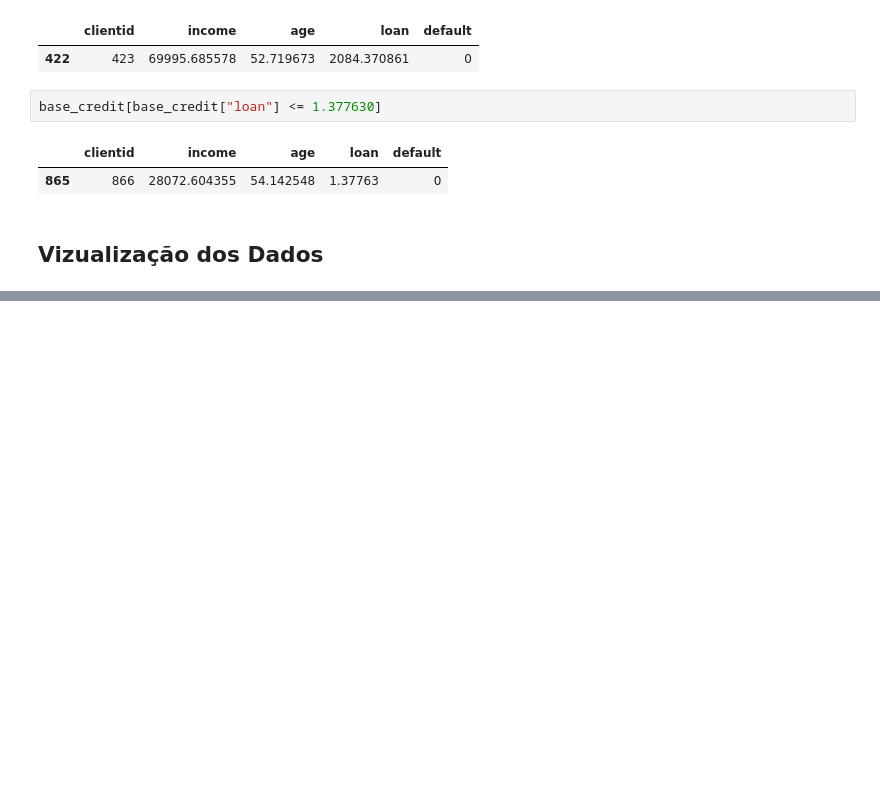
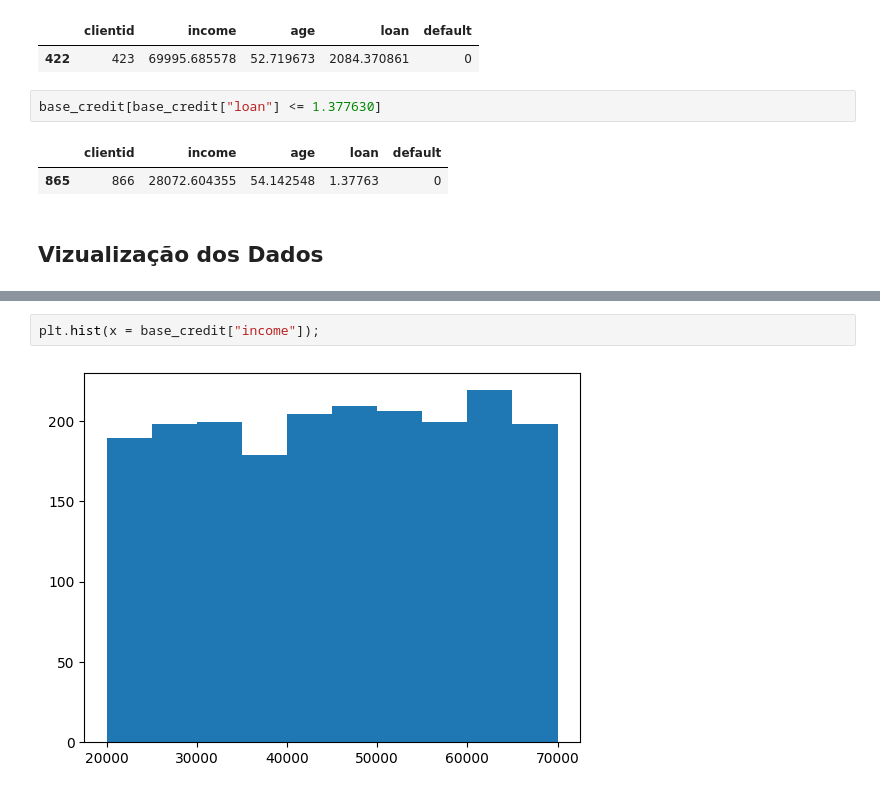
Before and after one commit to llucascr/MachineLearning, a Jupyter notebook: MachineLearningCourse/src/machinelearningcourse/pre-processamentoDados.ipynb, the cells around one changed output, grey strips where cells are left out. Drawn from its saved outputs; the diff is of its cells as text; blank space fills up the shorter version.

```diff
--- a/MachineLearningCourse/src/machinelearningcourse/pre-processamentoDados.ipynb
+++ b/MachineLearningCourse/src/machinelearningcourse/pre-processamentoDados.ipynb
@@ -88,0 +102,4 @@ base_credit[base_credit["loan"] <= 1.377630]
+# %%
+plt.hist(x = base_credit["income"]);
+# %% [output]
+[figure, added]
```
Also changed, not shown: parts of 7 cells of this notebook, 2 other files.
